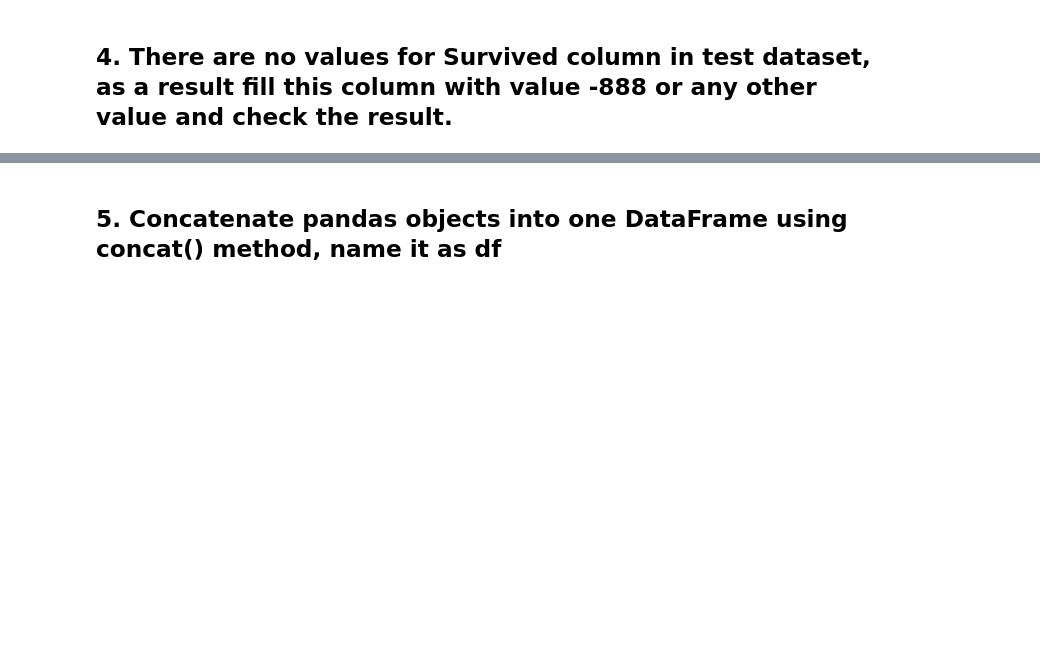
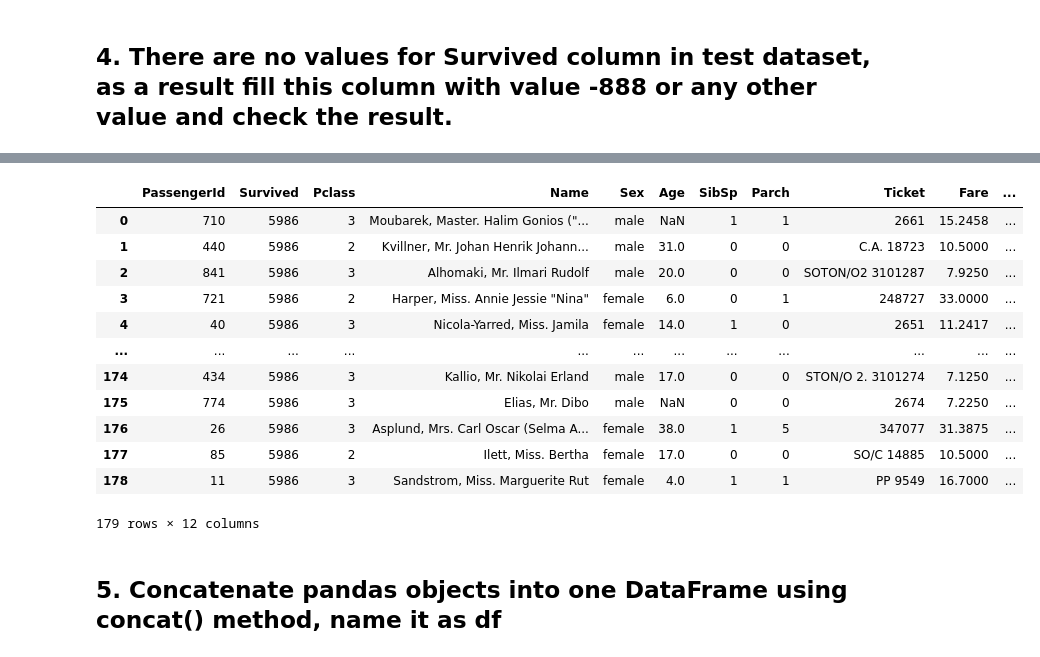
Before and after one commit to MarkBelyi/EDA_ML, a Jupyter notebook: ML/lab_1.ipynb, the cells around one changed output, grey strips where cells are left out. Drawn from its saved outputs; the diff is of its cells as text; code cells hidden in the pictures; blank space fills up the shorter version.

```diff
--- a/ML/lab_1.ipynb
+++ b/ML/lab_1.ipynb
@@ -27,2 +78,19 @@ NameError: name 'test' is not defined
+# %%
+test['Survived'] = 5986
+test
+# %% [output]
+|  | PassengerId | Survived | Pclass | Name | Sex | Age | SibSp | Parch | Ticket | Fare | ... |
+| 0 | 710 | 5986 | 3 | Moubarek, Master. Halim Gonios ("... | male | NaN | 1 | 1 | 2661 | 15.2458 | ... |
+| 1 | 440 | 5986 | 2 | Kvillner, Mr. Johan Henrik Johann... | male | 31.0 | 0 | 0 | C.A. 18723 | 10.5000 | ... |
+| 2 | 841 | 5986 | 3 | Alhomaki, Mr. Ilmari Rudolf | male | 20.0 | 0 | 0 | SOTON/O2 3101287 | 7.9250 | ... |
+| 3 | 721 | 5986 | 2 | Harper, Miss. Annie Jessie "Nina" | female | 6.0 | 0 | 1 | 248727 | 33.0000 | ... |
+| 4 | 40 | 5986 | 3 | Nicola-Yarred, Miss. Jamila | female | 14.0 | 1 | 0 | 2651 | 11.2417 | ... |
+| ... | ... | ... | ... | ... | ... | ... | ... | ... | ... | ... | ... |
+| 174 | 434 | 5986 | 3 | Kallio, Mr. Nikolai Erland | male | 17.0 | 0 | 0 | STON/O 2. 3101274 | 7.1250 | ... |
+| 175 | 774 | 5986 | 3 | Elias, Mr. Dibo | male | NaN | 0 | 0 | 2674 | 7.2250 | ... |
+| 176 | 26 | 5986 | 3 | Asplund, Mrs. Carl Oscar (Selma A... | female | 38.0 | 1 | 5 | 347077 | 31.3875 | ... |
+| 177 | 85 | 5986 | 2 | Ilett, Miss. Bertha | female | 17.0 | 0 | 0 | SO/C 14885 | 10.5000 | ... |
+| 178 | 11 | 5986 | 3 | Sandstrom, Miss. Marguerite Rut | female | 4.0 | 1 | 1 | PP 9549 | 16.7000 | ... |
+179 rows × 12 columns
 # %% [markdown]
 ## 5. Concatenate pandas objects into one DataFrame using concat() method, name it as df
```
Also changed, not shown: parts of 43 cells of this notebook, 2 other files.
